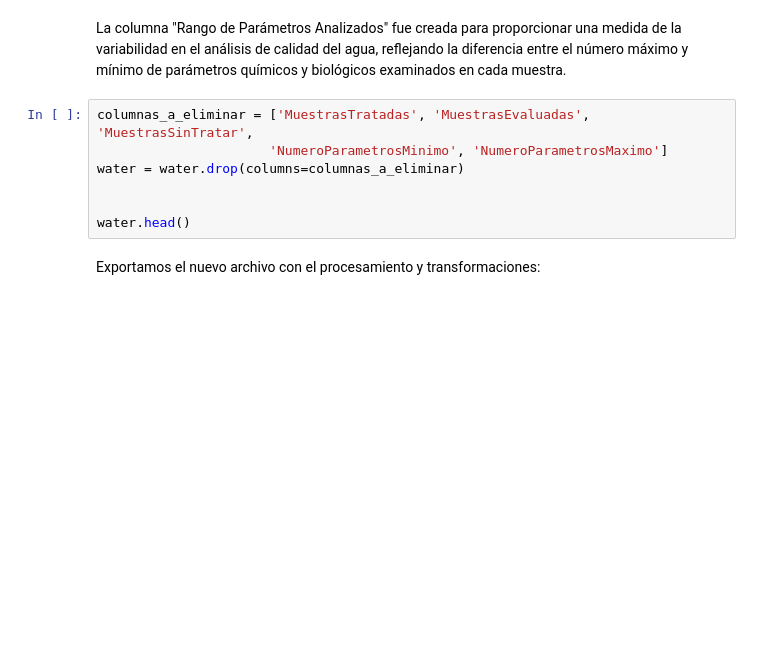
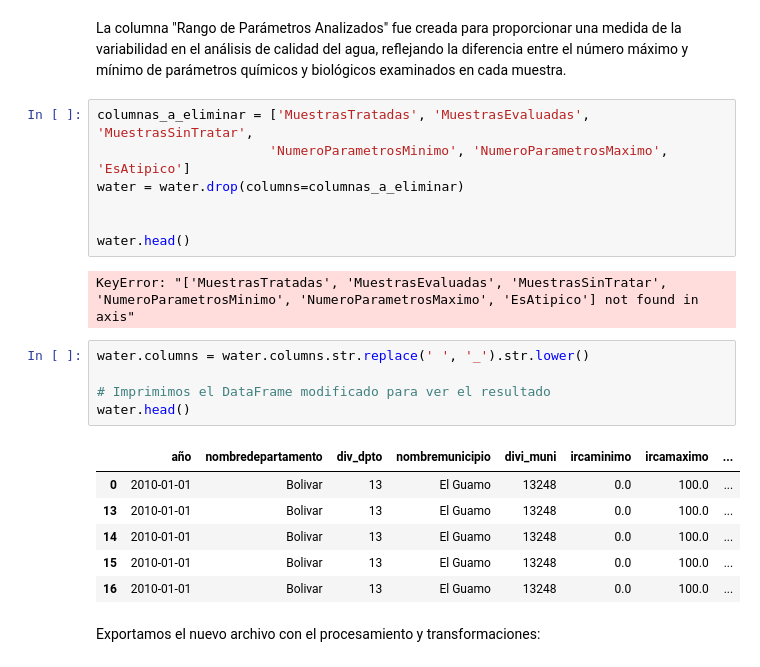
Before and after one commit to PaolaChaux/ETL, a Jupyter notebook: water_quality_analysis.ipynb, the cells around one changed output. Drawn from its saved outputs; the diff is of its cells as text; blank space fills up the shorter version.

```diff
--- a/water_quality_analysis.ipynb
+++ b/water_quality_analysis.ipynb
@@ -658,11 +645,25 @@ See the caveats in the documentation: https://pandas.pydata.org/pandas-docs/stab
 La columna "Rango de Parámetros Analizados" fue creada para proporcionar una medida de la variabilidad en el análisis de calidad del agua, reflejando la diferencia entre el número máximo y mínimo de parámetros químicos y biológicos examinados en cada muestra.
 # %%
 columnas_a_eliminar = ['MuestrasTratadas', 'MuestrasEvaluadas', 'MuestrasSinTratar',
-                      'NumeroParametrosMinimo', 'NumeroParametrosMaximo']
+                      'NumeroParametrosMinimo', 'NumeroParametrosMaximo', 'EsAtipico']
 water = water.drop(columns=columnas_a_eliminar)
 
 
 water.head()
+# %% [output]
+KeyError: "['MuestrasTratadas', 'MuestrasEvaluadas', 'MuestrasSinTratar', 'NumeroParametrosMinimo', 'NumeroParametrosMaximo', 'EsAtipico'] not found in axis"
+# %%
+water.columns = water.columns.str.replace(' ', '_').str.lower()
+
+# Imprimimos el DataFrame modificado para ver el resultado
+water.head()
+# %% [output]
+|  | año | nombredepartamento | div_dpto | nombremunicipio | divi_muni | ircaminimo | ircamaximo | ... |
+| 0 | 2010-01-01 | Bolivar | 13 | El Guamo | 13248 | 0.0 | 100.0 | ... |
+| 13 | 2010-01-01 | Bolivar | 13 | El Guamo | 13248 | 0.0 | 100.0 | ... |
+| 14 | 2010-01-01 | Bolivar | 13 | El Guamo | 13248 | 0.0 | 100.0 | ... |
+| 15 | 2010-01-01 | Bolivar | 13 | El Guamo | 13248 | 0.0 | 100.0 | ... |
+| 16 | 2010-01-01 | Bolivar | 13 | El Guamo | 13248 | 0.0 | 100.0 | ... |
 # %% [markdown]
 Exportamos el nuevo archivo con el procesamiento y transformaciones:
 # %%
```
Also changed, not shown: parts of 13 cells of this notebook.
